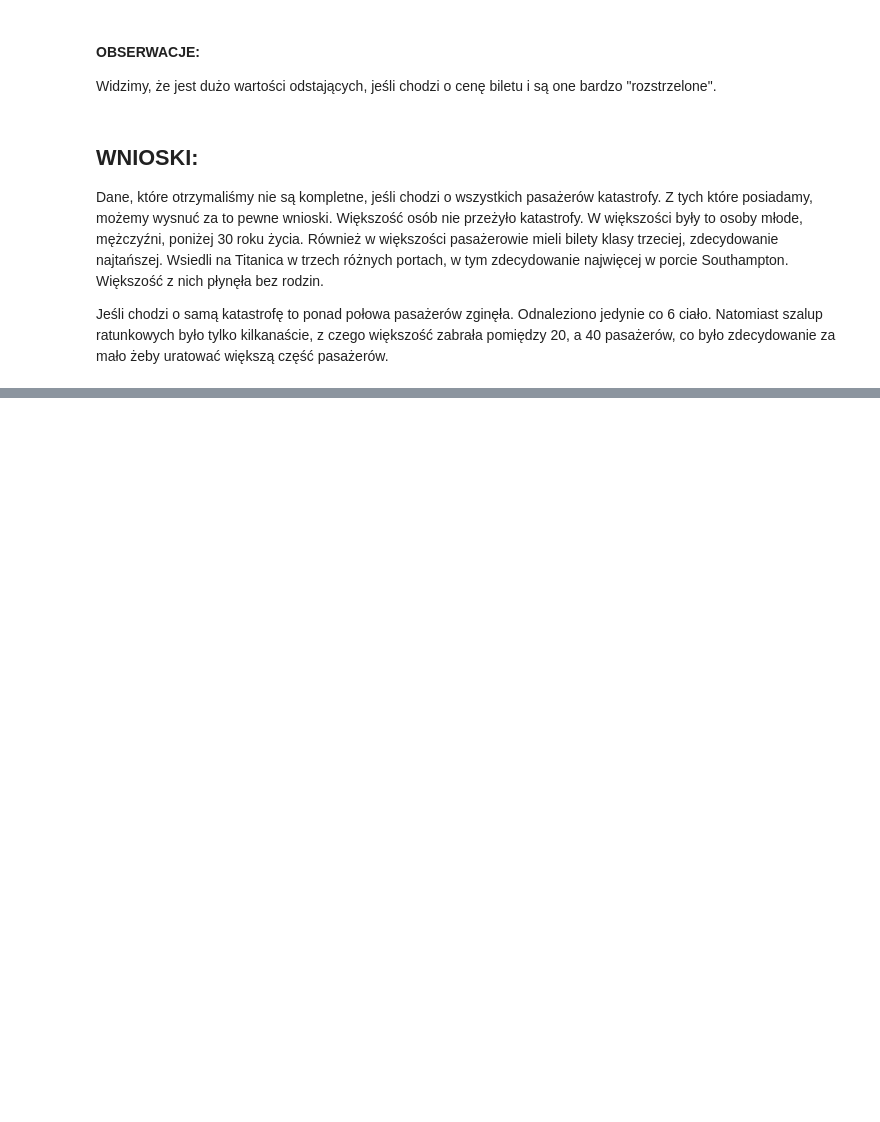
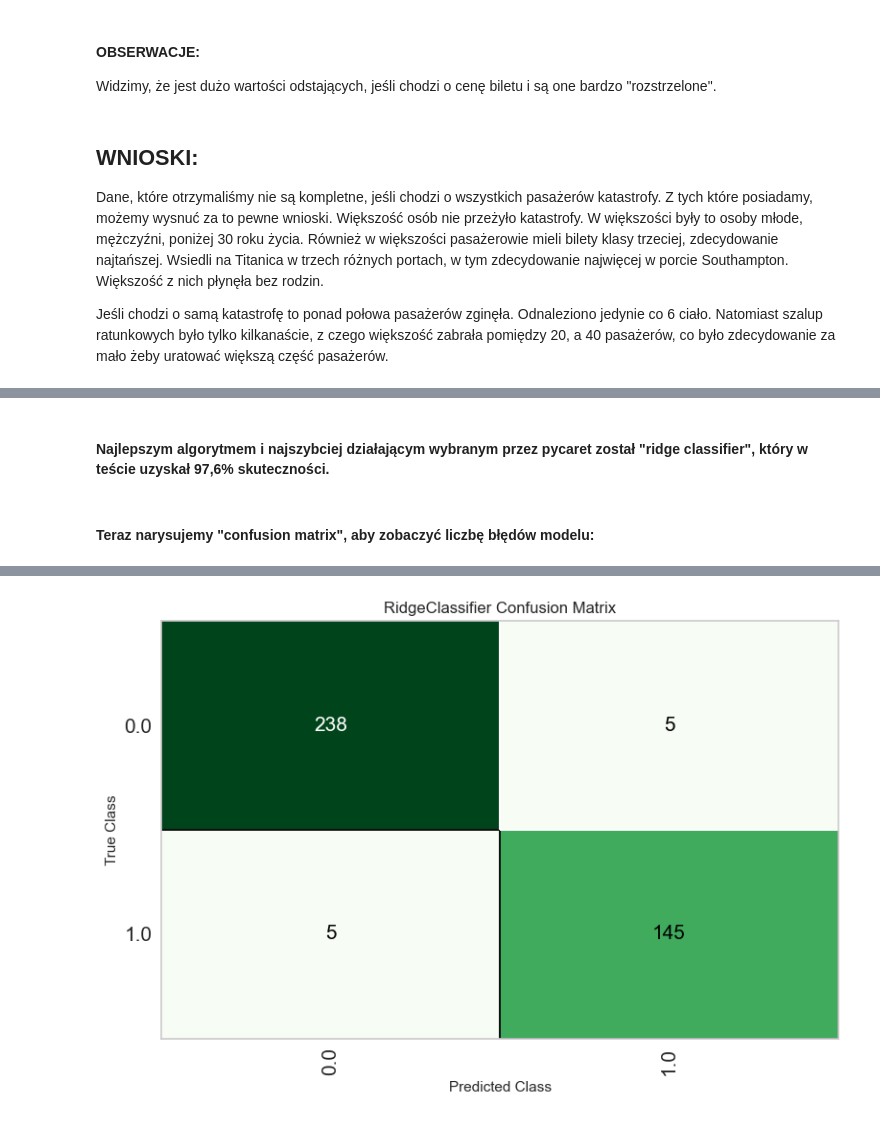
Before and after one commit to pimazur/ds_ai_portfolio, a Jupyter notebook: titanic/notebook/titanic.ipynb, the cells around one changed output, grey strips where cells are left out. Cells and saved outputs as stored; diff of their text form; code cells hidden in the pictures; blank space fills up the shorter version.

```diff
--- a/titanic/notebook/titanic.ipynb
+++ b/titanic/notebook/titanic.ipynb
@@ -414,0 +440,2 @@ Jeśli chodzi o samą katastrofę to ponad połowa pasażerów zginęła. Odnale
+# %%
+best_model = compare_models()
@@ -414,0 +463,7 @@ Jeśli chodzi o samą katastrofę to ponad połowa pasażerów zginęła. Odnale
+# %% [markdown]
+#### Najlepszym algorytmem i najszybciej działającym wybranym przez pycaret został "ridge classifier", który w teście uzyskał 97,6% skuteczności.
+# %% [markdown]
+#### Teraz narysujemy "confusion matrix", aby zobaczyć liczbę błędów modelu:
+# %%
+plot_model(best_model, plot="confusion_matrix")
+# %% [output]
@@ -414,0 +471 @@ Jeśli chodzi o samą katastrofę to ponad połowa pasażerów zginęła. Odnale
+[figure, added]
```
Also changed, not shown: parts of 20 cells of this notebook, 9 other files.
